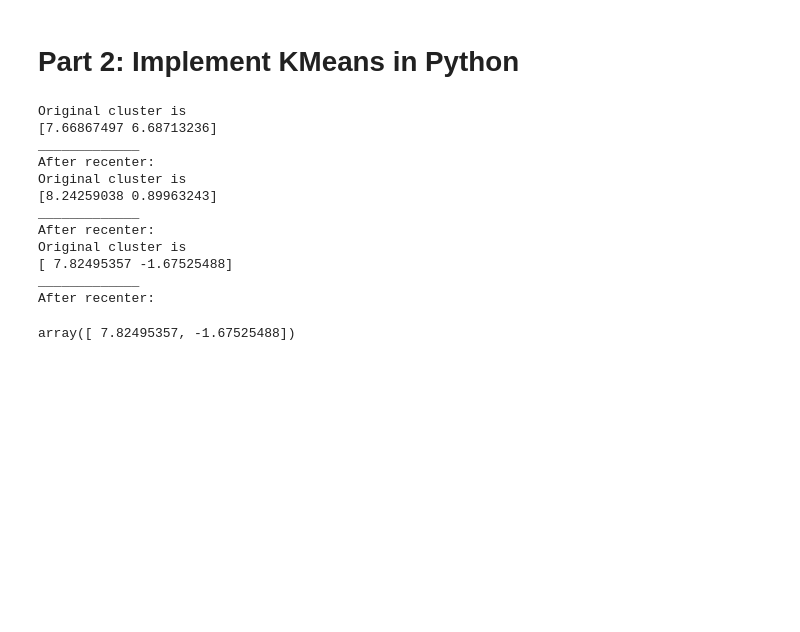
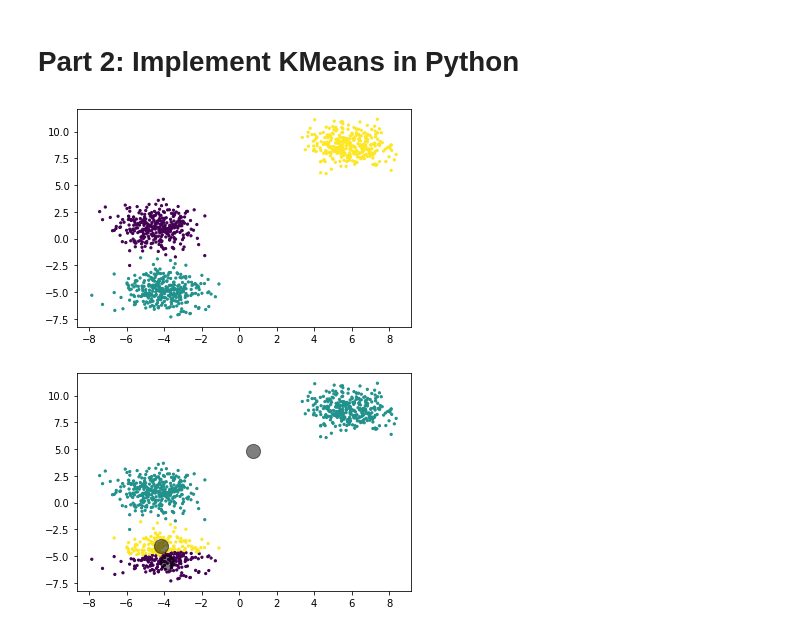
Before and after one commit to Machine-Learning-Fall-2021/assignment-01-kmeans-HieuVuong001, a Jupyter notebook: Assignment1.ipynb, the cells around one changed output. Cells and saved outputs as stored; diff of their text form; code cells hidden in the pictures; blank space fills up the shorter version.

Commit message:
KMeans work, but v_measure_score varies

```diff
--- a/Assignment1.ipynb
+++ b/Assignment1.ipynb
@@ -21,6 +35,6 @@ df = df.drop(columns=["hpwren_timestamp"])
 # %%
 # Fill in null value with 0.
-# df = df.fillna(0)
+df = df.fillna(0)
 
 # Check null value in dataframe again to make sure
 # df.isna().sum()
@@ -36,21 +50,22 @@ df = df.drop(columns=["hpwren_timestamp"])
 # Part 2: Implement KMeans in Python
 # %%
 from KMeans import KMeans
-centers = KMeans(n_clusters=2, max_iter=30,random_state=None)
-features, targets = make_blobs(n_samples=1000, n_features=1)
+from sklearn.metrics import v_measure_score
+
+centers = KMeans(n_clusters=3, max_iter=500,random_state=None)
+features, labels = make_blobs(n_samples=1000, n_features=3)
+
+
+sample_df = df.iloc[:,3:5]
+
+# sample = sample_df.to_numpy()
 
 centers.fit(features)
+plt.scatter(features[:, 0], features[:, 1], c=labels, s=5, cmap='viridis')
+plt.show()
+plt.scatter(features[:, 0], features[:, 1], c=centers.labels_, s=5, cmap='viridis');
+clus = centers.cluster_centers_
+plt.scatter(clus[:, 0], clus[:, 1], c='black', s=200, alpha=0.5);
 # %% [output]
-Original cluster is
-[7.66867497 6.68713236]
-_____________
-After recenter:
-Original cluster is
-[8.24259038 0.89963243]
-_____________
-After recenter:
-Original cluster is
-[ 7.82495357 -1.67525488]
-_____________
-After recenter:
-array([ 7.82495357, -1.67525488])
+[figure, added]
+[figure, added]
```
Also changed, not shown: parts of 1 cell of this notebook, 1 other file.
